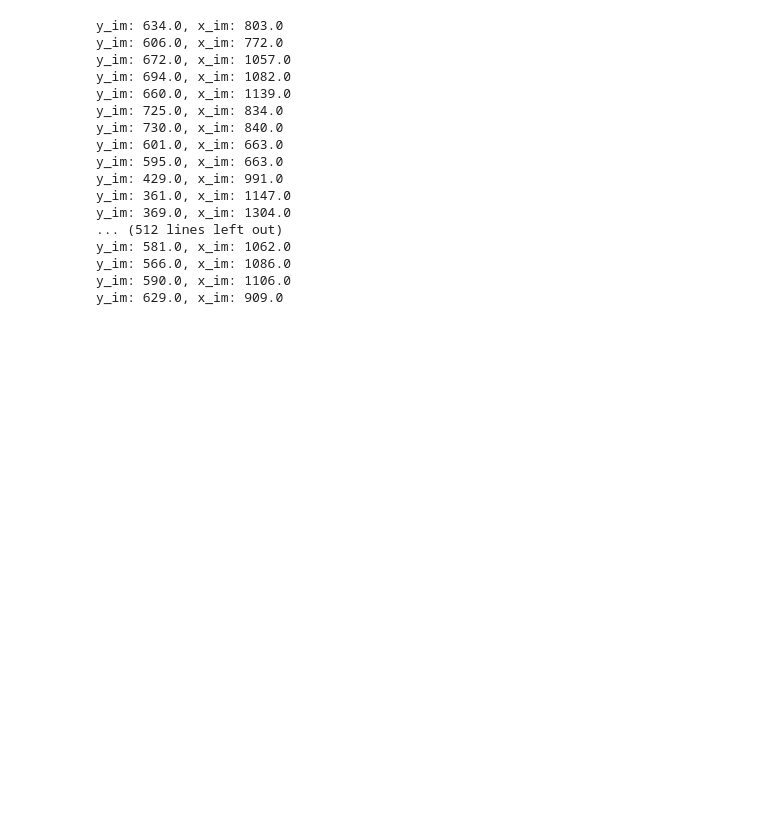
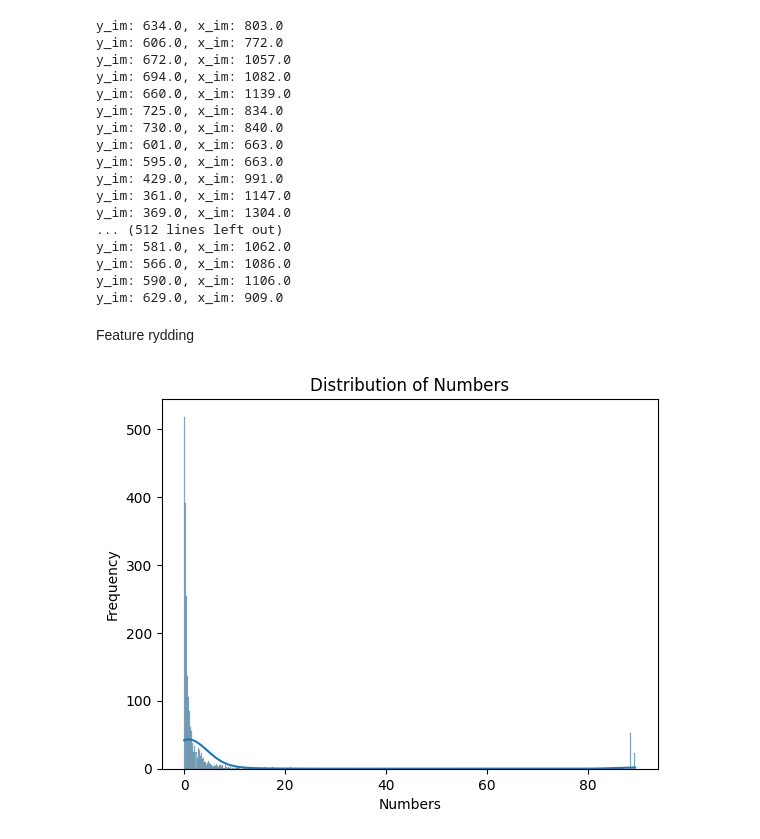
Before and after one commit to abechens/GeoHab-2025, a Jupyter notebook: src/proto/feature_creator.ipynb, the cells around one changed output. Saved outputs shown, nothing was run; the diff lists cells and outputs as text; code cells hidden in the pictures; blank space fills up the shorter version.

```diff
--- a/src/proto/feature_creator.ipynb
+++ b/src/proto/feature_creator.ipynb
@@ -321,0 +326,12 @@ test_set['current_range'] = test_set['current_max']-test_set['current_min']
+# %% [markdown]
+Feature rydding
+# %%
+
+train_set['slope'].describe()
+sns.histplot(train_set['slope'], kde=True)
+plt.xlabel('Numbers')
+plt.ylabel('Frequency')
+plt.title('Distribution of Numbers')
+plt.show()
+# %% [output]
+[figure, added]
```
Also changed, not shown: parts of 7 cells of this notebook, 3 other files.
